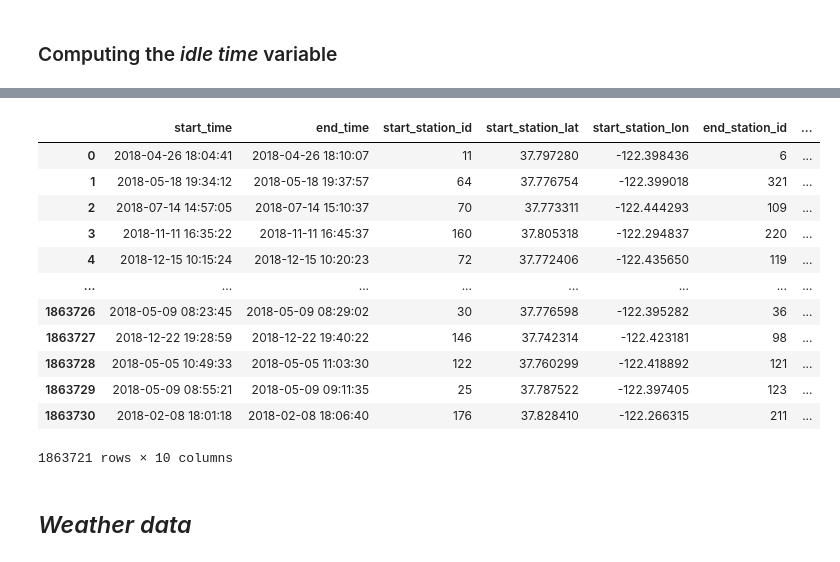
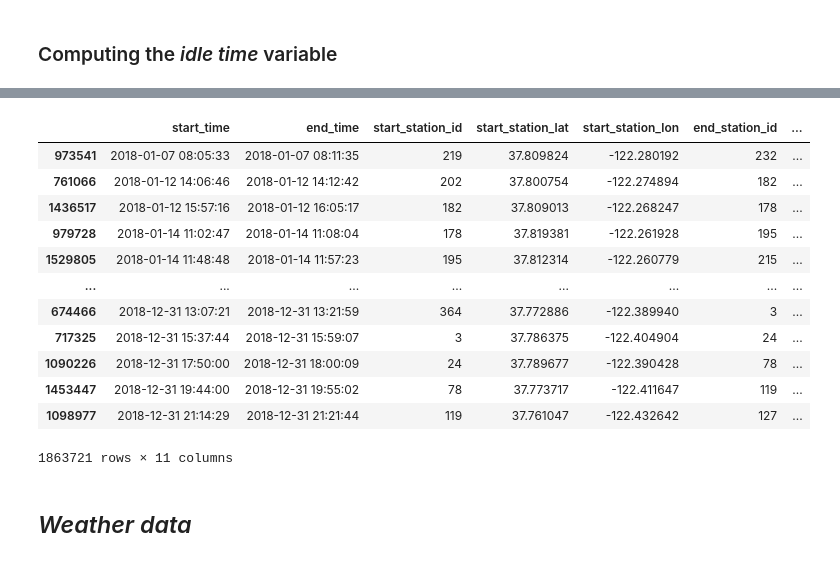
Before and after one commit to darebakdavca/Team_Project_DSML, a Jupyter notebook: Notebooks/3_Data_Preparation.ipynb, the cells around one changed output, grey strips where cells are left out. Cells and saved outputs as stored; diff of their text form; code cells hidden in the pictures.

Commit message:
computed new variable input_time and added to baywheels_df

```diff
--- a/Notebooks/3_Data_Preparation.ipynb
+++ b/Notebooks/3_Data_Preparation.ipynb
@@ -167,7 +167,7 @@ Name: start_time, Length: 1863721, dtype: datetime64[ns]
 # %%
 # add a column 'duration' to baywheels_df
 length_of_trip = baywheels_df['end_time'] - baywheels_df['start_time']
-baywheels_df['duration'] = pd.DataFrame(length_of_trip)
+baywheels_df['trip_duration'] = pd.DataFrame(length_of_trip)
 # %%
 baywheels_df.head(2)
 # %% [output]
@@ -240,6 +240,6 @@ for row_index in rows_to_add_1hour:
 # %%
 # update the duration column
 length_of_trip = baywheels_df['end_time'] - baywheels_df['start_time']
-baywheels_df['duration'] = pd.DataFrame(length_of_trip)
+baywheels_df['trip_duration'] = pd.DataFrame(length_of_trip)
 # %%
 #check if it worked
@@ -464,34 +464,2 @@ memory usage: 220.9 MB
 # %% [markdown]
 ### Computing the *idle time* variable
-# %%
-##compute new variable **idle_time** of a station(a duration between the last interaction
-##with station(pick up or drop off) in minutes)
-
-#create new dataframe start_df where start_station_id is the index and start_time is the column
-
-start_df = baywheels_df.set_index('start_station_id')[['start_time']].copy()
-start_df
-
-#create new dataframe end_df where end_station_id is the index and end_time is the column
-
-end_df = baywheels_df.set_index('end_station_id')[['end_time']].copy()
-end_df
-
-#create new dataframe called station_df where 'station_id' is the index and 'time' is the column, station_id
-#is start_station_id and end_station_id joined together and the same way with the start_time and end_time
-
-station_df = pd.concat([start_df, end_df])
-
-station_df['time'] = station_df['start_time'].fillna(station_df['end_time'])
-
-station_df.drop(['start_time', 'end_time'], axis=1, inplace=True)
-
-station_df = station_df.reset_index()
-station_df = station_df.sort_values(['index', 'time'])
-station_df.set_index('index', inplace=True)
-
-station_df['idle_time'] = station_df.groupby('index')['time'].diff()
-
-station_df.index.names = ['station_id']
-
-station_df
@@ -525,19 +476,26 @@ Int64Index([  3,   4,   5,   6,   7,   8,   9,  10,  11,  13,
-# %%
-baywheels_df
-# %% [output]
-|  | start_time | end_time | start_station_id | start_station_lat | start_station_lon | end_station_id | ... |
-| 0 | 2018-04-26 18:04:41 | 2018-04-26 18:10:07 | 11 | 37.797280 | -122.398436 | 6 | ... |
-| 1 | 2018-05-18 19:34:12 | 2018-05-18 19:37:57 | 64 | 37.776754 | -122.399018 | 321 | ... |
-| 2 | 2018-07-14 14:57:05 | 2018-07-14 15:10:37 | 70 | 37.773311 | -122.444293 | 109 | ... |
-| 3 | 2018-11-11 16:35:22 | 2018-11-11 16:45:37 | 160 | 37.805318 | -122.294837 | 220 | ... |
-| 4 | 2018-12-15 10:15:24 | 2018-12-15 10:20:23 | 72 | 37.772406 | -122.435650 | 119 | ... |
-| ... | ... | ... | ... | ... | ... | ... | ... |
-| 1863726 | 2018-05-09 08:23:45 | 2018-05-09 08:29:02 | 30 | 37.776598 | -122.395282 | 36 | ... |
-| 1863727 | 2018-12-22 19:28:59 | 2018-12-22 19:40:22 | 146 | 37.742314 | -122.423181 | 98 | ... |
-| 1863728 | 2018-05-05 10:49:33 | 2018-05-05 11:03:30 | 122 | 37.760299 | -122.418892 | 121 | ... |
-| 1863729 | 2018-05-09 08:55:21 | 2018-05-09 09:11:35 | 25 | 37.787522 | -122.397405 | 123 | ... |
-| 1863730 | 2018-02-08 18:01:18 | 2018-02-08 18:06:40 | 176 | 37.828410 | -122.266315 | 211 | ... |
-1863721 rows × 10 columns
+# %%
+baywheels_df.sort_values(['bike_id', 'start_time'], inplace=True)
+
+#the idle_time is the time since a bike_id=x has been dropped-off at a station until it is again picked-up
+# Compute the idle_time by subtracting the end_time of the previous row from the start_time of the current row for the same bike
+baywheels_df['idle_time'] = baywheels_df['start_time'] - baywheels_df['end_time'].shift(1)
+
+# Display the updated DataFrame
+baywheels_df
+# %% [output]
+|  | start_time | end_time | start_station_id | start_station_lat | start_station_lon | end_station_id | ... |
+| 973541 | 2018-01-07 08:05:33 | 2018-01-07 08:11:35 | 219 | 37.809824 | -122.280192 | 232 | ... |
+| 761066 | 2018-01-12 14:06:46 | 2018-01-12 14:12:42 | 202 | 37.800754 | -122.274894 | 182 | ... |
+| 1436517 | 2018-01-12 15:57:16 | 2018-01-12 16:05:17 | 182 | 37.809013 | -122.268247 | 178 | ... |
+| 979728 | 2018-01-14 11:02:47 | 2018-01-14 11:08:04 | 178 | 37.819381 | -122.261928 | 195 | ... |
+| 1529805 | 2018-01-14 11:48:48 | 2018-01-14 11:57:23 | 195 | 37.812314 | -122.260779 | 215 | ... |
+| ... | ... | ... | ... | ... | ... | ... | ... |
+| 674466 | 2018-12-31 13:07:21 | 2018-12-31 13:21:59 | 364 | 37.772886 | -122.389940 | 3 | ... |
+| 717325 | 2018-12-31 15:37:44 | 2018-12-31 15:59:07 | 3 | 37.786375 | -122.404904 | 24 | ... |
+| 1090226 | 2018-12-31 17:50:00 | 2018-12-31 18:00:09 | 24 | 37.789677 | -122.390428 | 78 | ... |
+| 1453447 | 2018-12-31 19:44:00 | 2018-12-31 19:55:02 | 78 | 37.773717 | -122.411647 | 119 | ... |
+| 1098977 | 2018-12-31 21:14:29 | 2018-12-31 21:21:44 | 119 | 37.761047 | -122.432642 | 127 | ... |
+1863721 rows × 11 columns
 # %% [markdown]
 ## *Weather data*
 # %%
```
Also changed, not shown: parts of 14 cells of this notebook.
